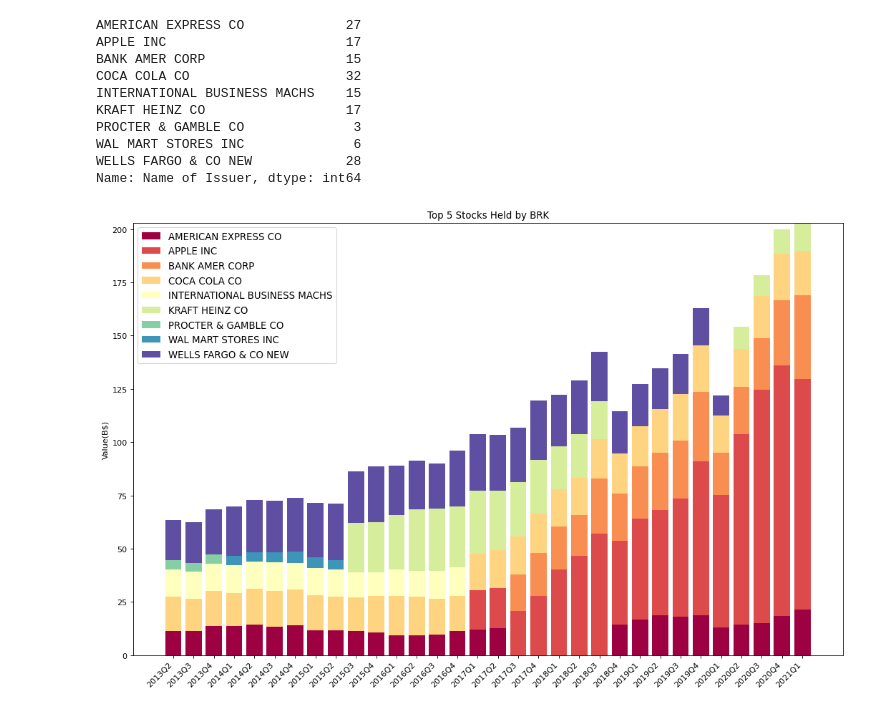
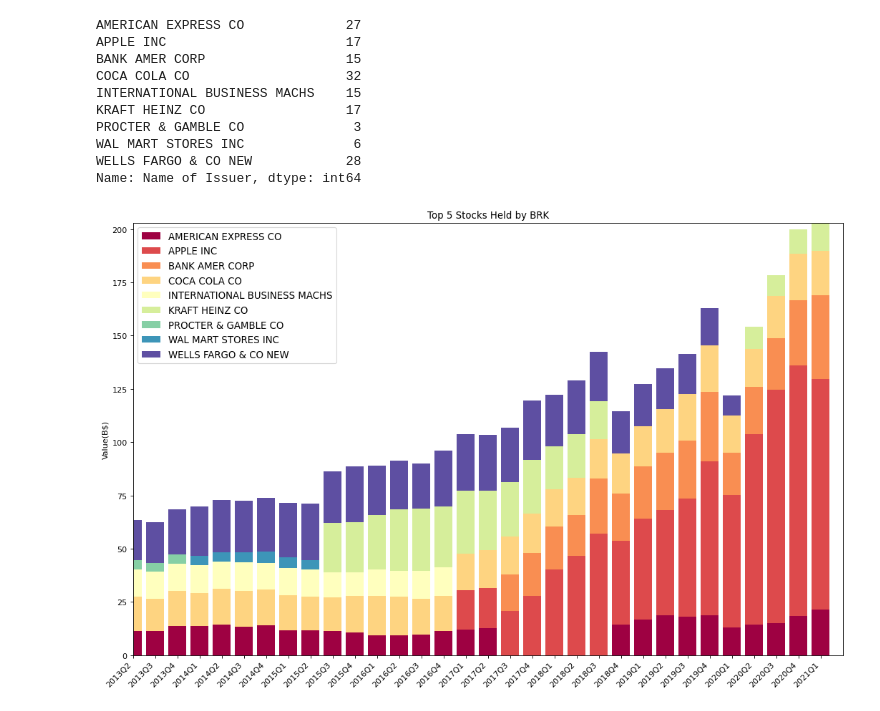
Before and after one commit to AustinXT/JupyterPython, a Jupyter notebook: CommerceTools/BRKTop5.ipynb, the cells around one changed output. Drawn from its saved outputs; the diff is of its cells as text; code cells hidden in the pictures.

```diff
--- a/CommerceTools/BRKTop5.ipynb
+++ b/CommerceTools/BRKTop5.ipynb
@@ -93,23 +93,25 @@ dlFormat = dlFormat.replace(regex=r'-03-31$', value='Q1').replace(regex=r'-06-30
 columns = dlFormat.columns[1:]
 colors = [plt.cm.Spectral(i/float(len(columns)-1)) for i in range(len(columns))]
 # Initialize the vertical-offset for the stacked bar chart.
-y_offset = np.zeros(len(dlFormat))
 # %%
 # Draw
 fig, ax = plt.subplots(1,1,figsize=(16, 10), dpi= 80)
 
+x_range = np.arange(len(dlFormat)) + 0.5
+
 for i in range(len(columns)):
-    ax.bar(dlFormat['Date'], dlFormat[columns[i]].values, bottom=y_offset, label=columns[i], color=colors[i])
+    ax.bar(x_range, dlFormat[columns[i]].values, tick_label=dlFormat['Date'], bottom=y_offset, label=columns[i], color=colors[i])
     y_offset = y_offset + dlFormat[columns[i]].values
 
 ax.set(ylabel='Value(B$)',
        title="Top 5 Stocks Held by BRK")
 
 ax.legend(loc='best', fontsize=12)
 
 plt.xticks(rotation=45, horizontalalignment='right')
+plt.xlim(0, len(dlFormat))
 
 fig.savefig("Top_5_Stocks_Held_by_BRK.png")
 plt.show()
 # %% [output]
-[figure, old version]
+[figure, new version]
```
Also changed, not shown: 2 other files.
